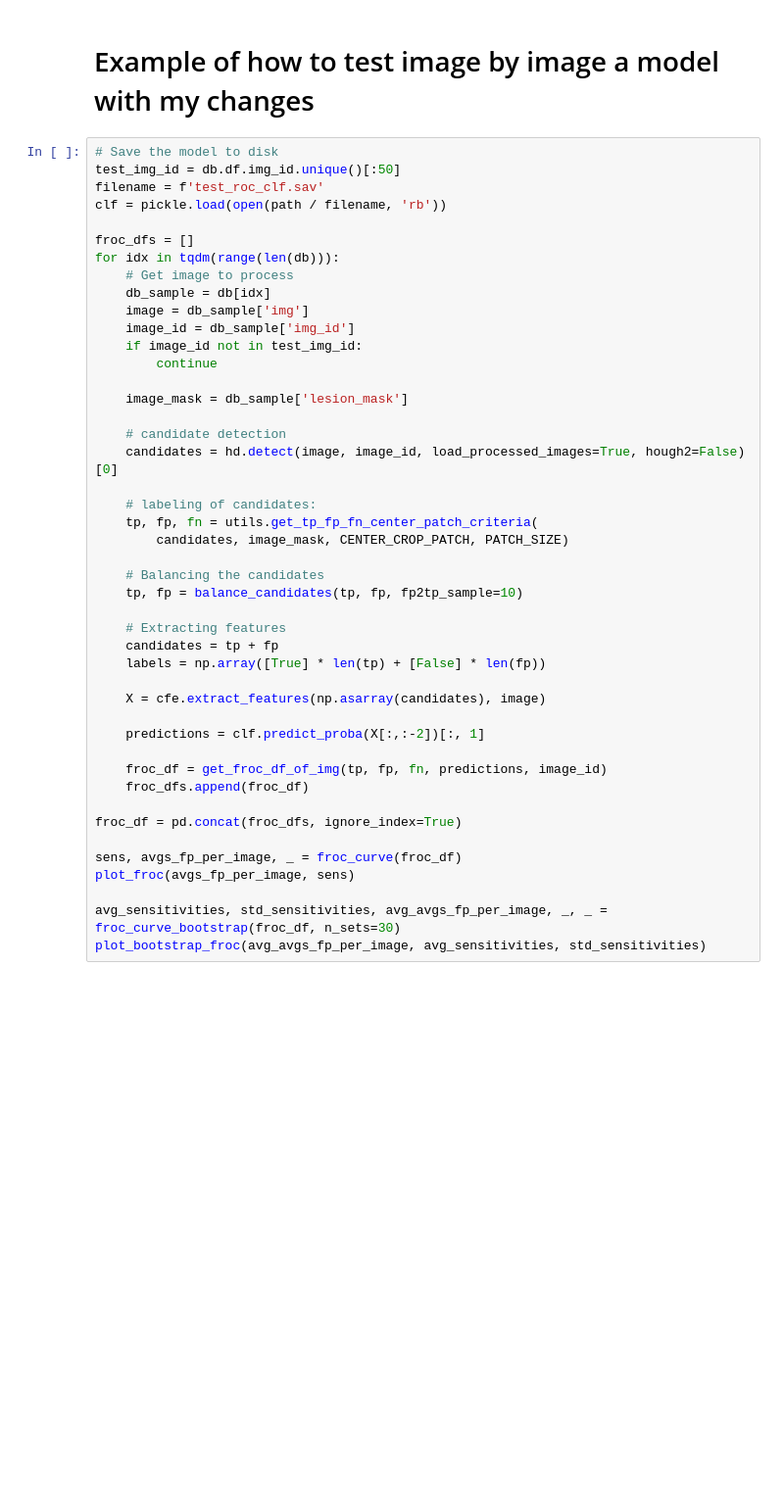
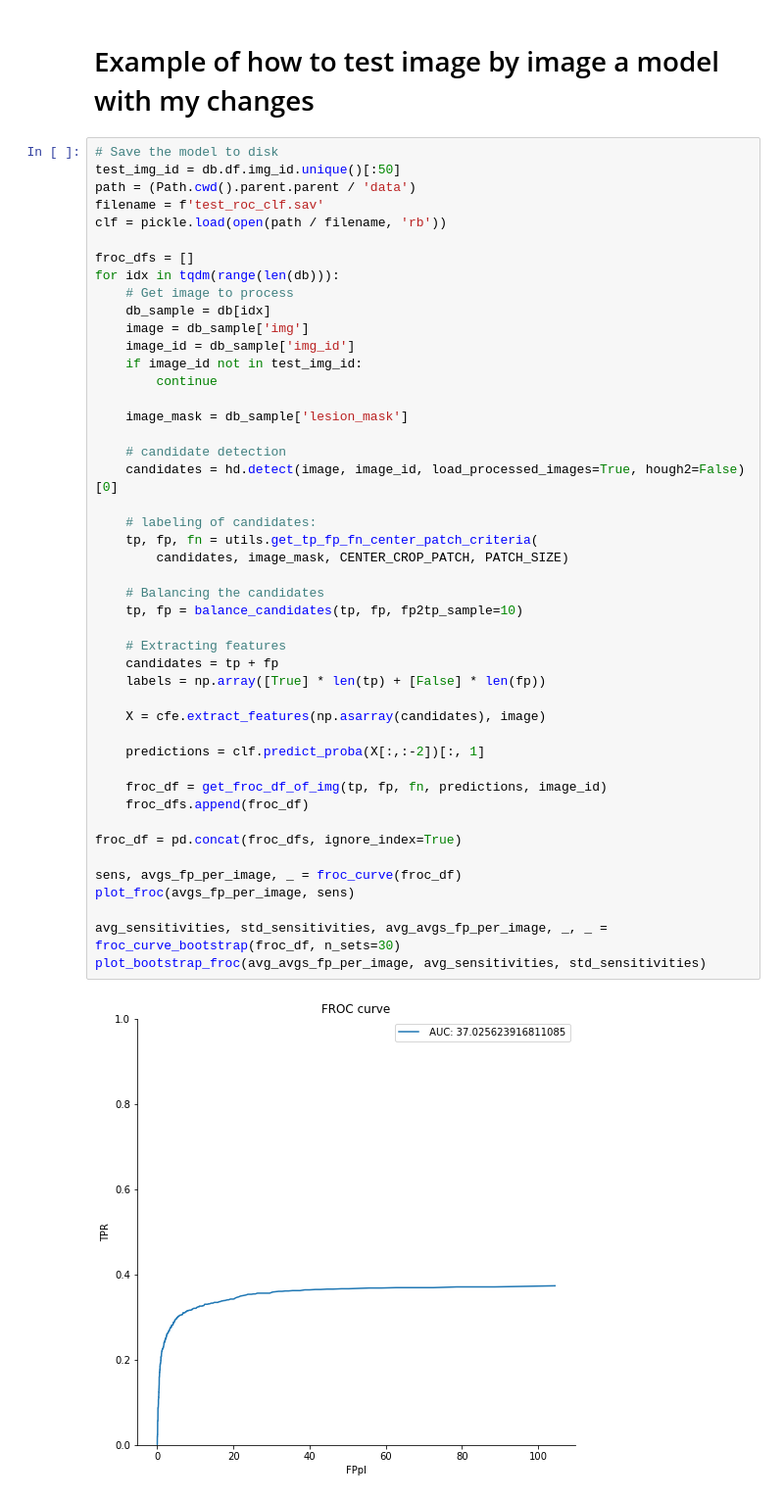
Before and after one commit to joaco18/calc-det, a Jupyter notebook: notebooks/how_to_use_FROC_curve.ipynb, the cells around one changed output. Shown: that part at 98% size. Cells and saved outputs as stored; diff of their text form; blank space fills up the shorter version.

```diff
--- a/notebooks/how_to_use_FROC_curve.ipynb
+++ b/notebooks/how_to_use_FROC_curve.ipynb
@@ -160,6 +160,7 @@ Auc test: 0.949213838294348
 # %%
 # Save the model to disk
 test_img_id = db.df.img_id.unique()[:50]
+path = (Path.cwd().parent.parent / 'data')
 filename = f'test_roc_clf.sav'
 clf = pickle.load(open(path / filename, 'rb'))
 
@@ -175,30 +176,32 @@ for idx in tqdm(range(len(db))):
     image_mask = db_sample['lesion_mask']
 
     # candidate detection
     candidates = hd.detect(image, image_id, load_processed_images=True, hough2=False)[0]
 
     # labeling of candidates:
     tp, fp, fn = utils.get_tp_fp_fn_center_patch_criteria(
         candidates, image_mask, CENTER_CROP_PATCH, PATCH_SIZE)
 
     # Balancing the candidates
     tp, fp = balance_candidates(tp, fp, fp2tp_sample=10)
 
     # Extracting features
     candidates = tp + fp
     labels = np.array([True] * len(tp) + [False] * len(fp))
 
     X = cfe.extract_features(np.asarray(candidates), image)
 
     predictions = clf.predict_proba(X[:,:-2])[:, 1]
 
     froc_df = get_froc_df_of_img(tp, fp, fn, predictions, image_id)
     froc_dfs.append(froc_df)
 
 froc_df = pd.concat(froc_dfs, ignore_index=True)
 
 sens, avgs_fp_per_image, _ = froc_curve(froc_df)
 plot_froc(avgs_fp_per_image, sens)
 
 avg_sensitivities, std_sensitivities, avg_avgs_fp_per_image, _, _ = froc_curve_bootstrap(froc_df, n_sets=30)
 plot_bootstrap_froc(avg_avgs_fp_per_image, avg_sensitivities, std_sensitivities)
+# %% [output]
+[figure, added]
```
Also changed, not shown: parts of 3 cells of this notebook.
